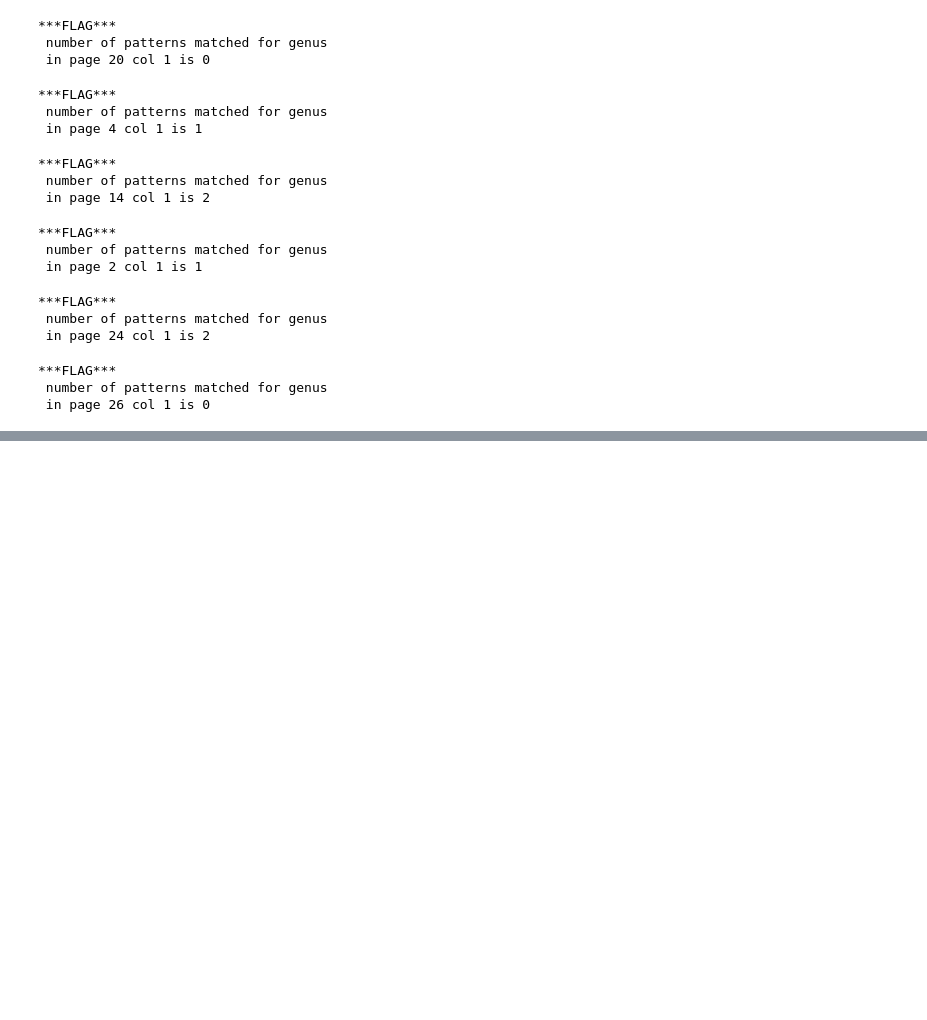
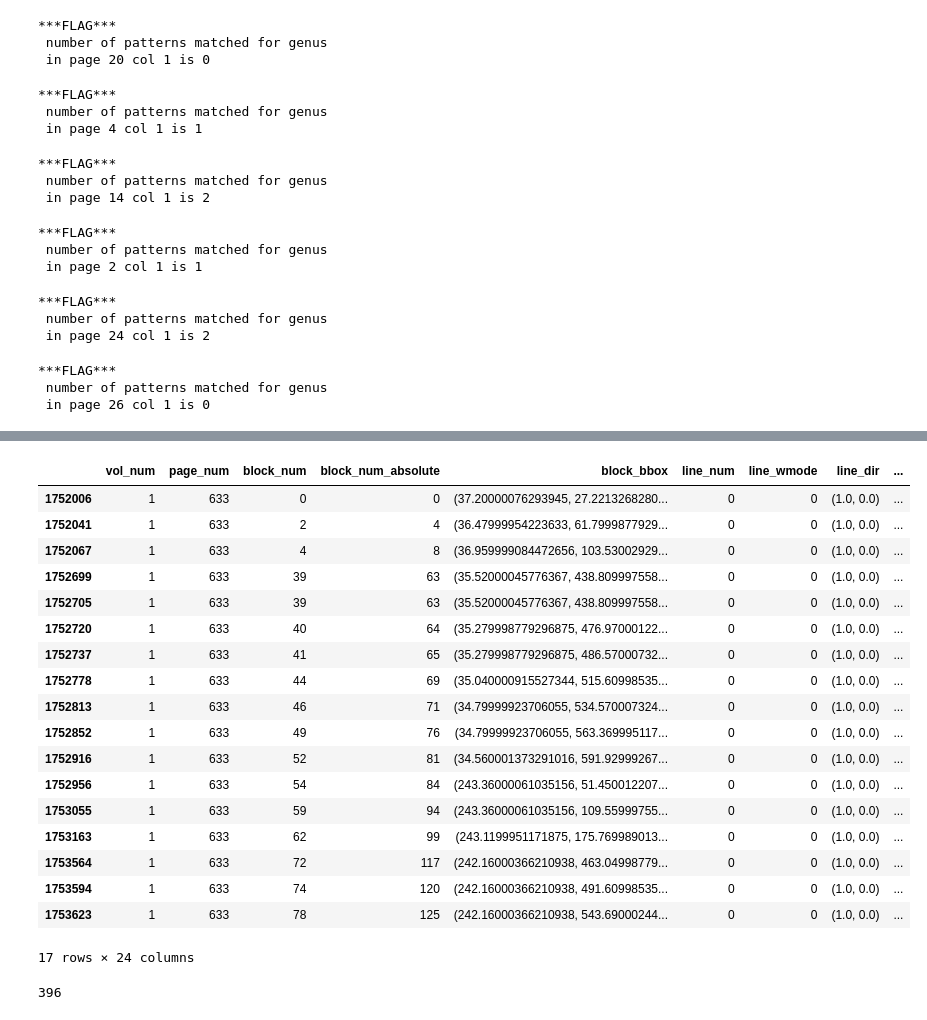
Before and after one commit to shidedh/UpdateFlora, a Jupyter notebook: index_code/alphabetic0309.ipynb, the cells around one changed output, grey strips where cells are left out. Saved outputs shown, nothing was run; the diff lists cells and outputs as text; code cells hidden in the pictures; blank space fills up the shorter version.

Commit message:
index updates

```diff
--- a/index_code/alphabetic0309.ipynb
+++ b/index_code/alphabetic0309.ipynb
@@ -97,11 +93,11 @@ vol1_char_df[(vol1_char_df['page_num'] == page_num)& (vol1_char_df[(vol1_char_df
 def get_center_x0_INDEXONLY(vol_char_df, page_num):
     df = vol_char_df[vol_char_df['page_num'] == page_num]
 
-    right_bound = df['span_bbox'].apply(lambda x : x[2]).max()
+    right_bound = df['char_bbox'].apply(lambda x : x[2]).max()
     #leftmost point of any bounding box:
-    left_bound = df['span_bbox'].apply(lambda x : x[0]).min()
+    left_bound = df['char_bbox'].apply(lambda x : x[0]).min()
 
-    return 0.5*(right_bound + left_bound) - 10
+    return 0.5*(right_bound + left_bound) - 30
 
 
 def get_col_num(coords, center_x0):
@@ -115,6 +111,9 @@ all_vol_data = [(vol1_char_df, vol1_index, vol1_doc),
 
 for vol_char_df, vol_index, doc in all_vol_data:
     #for each volume
+
+    vol_char_df['genus_index_pat_match'] = vol_char_df.apply(lambda r : r['page_num'] in vol_index and genus_match(r), axis = 1) #does this for whole books which is bad
+    vol_char_df['epithet_index_pat_match'] = vol_char_df.apply(lambda r : r['page_num'] in vol_index and epithet_match(r), axis = 1) #does this for whole books which is bad
     for page_num in tqdm(vol_index):
         center_x0 = get_center_x0_INDEXONLY(vol_char_df, page_num)
         vol_char_df['col_num'] = vol_char_df['span_bbox'].apply(lambda coords : get_col_num(coords, center_x0))
@@ -135,17 +134,20 @@ for vol_char_df, vol_index, doc, output_name in all_vol_data:
     #for each volume
     image_list = []
 
+    max_width_genus_char = vol_char_df[(vol_char_df["genus_index_pat_match"] == True)]["char_bbox"].apply(lambda x : x[2] - x[0]).max()
+    max_width_epithet_char = vol_char_df[(vol_char_df["epithet_index_pat_match"] == True)]["char_bbox"].apply(lambda x : x[2] - x[0]).max()
+
     for page_num in tqdm(vol_index):
         pix_map = doc.get_page_pixmap(page_num,matrix=mat)
         image = Image.open(io.BytesIO(pix_map.tobytes()))
         draw = ImageDraw.Draw(image)
         genus_db = vol_char_df[(vol_char_df['page_num'] == page_num)
-                                & (vol_char_df[(vol_char_df['page_num'] == page_num)].apply(genus_match, axis = 1))
+                                & (vol_char_df['genus_index_pat_match'] == True)
                             ].loc[:,~vol_char_df.columns.isin(["char_num", "char", "char_origin",	"char_bbox"])
                             ].drop_duplicates()
 
         epithet_db = vol_char_df[(vol_char_df['page_num'] == page_num)
-                                & (vol_char_df[(vol_char_df['page_num'] == page_num)].apply(epithet_match, axis = 1))
+                                & (vol_char_df['epithet_index_pat_match'] == True)
                                 ].loc[:,~vol_char_df.columns.isin(["char_num", "char", "char_origin",	"char_bbox"])
                                 ].drop_duplicates()
 
@@ -192,3 +194,6 @@ for vol_char_df, vol_index, doc, output_name in all_vol_data:
 ***FLAG***
  number of patterns matched for genus
  in page 26 col 1 is 0
+# %%
+def is_coord_match(x, x_ref_left, x_ref_right, margin):
+    return (x_ref_left - margin <= x[0] and x[0] <= x_ref_left + margin) or (x_ref_right - margin <= x[0] and x[0] <= x_ref_right + margin)
@@ -194,0 +244,2 @@ for vol_char_df, vol_index, doc, output_name in all_vol_data:
+# %%
+vol1_df = vol1_char_df.loc[:,~vol_char_df.columns.isin(["char_num", "char", "char_origin",	"char_bbox"])].drop_duplicates()
@@ -194,0 +515,22 @@ for vol_char_df, vol_index, doc, output_name in all_vol_data:
+# %%
+vol1_df[(vol1_df['page_num'] == vol1_index[17]) & (vol1_df['genus_coord_match'] == True)]
+# %% [output]
+|  | vol_num | page_num | block_num | block_num_absolute | block_bbox | line_num | line_wmode | line_dir | ... |
+| 1752006 | 1 | 633 | 0 | 0 | (37.20000076293945, 27.2213268280... | 0 | 0 | (1.0, 0.0) | ... |
+| 1752041 | 1 | 633 | 2 | 4 | (36.47999954223633, 61.7999877929... | 0 | 0 | (1.0, 0.0) | ... |
+| 1752067 | 1 | 633 | 4 | 8 | (36.959999084472656, 103.53002929... | 0 | 0 | (1.0, 0.0) | ... |
+| 1752699 | 1 | 633 | 39 | 63 | (35.52000045776367, 438.809997558... | 0 | 0 | (1.0, 0.0) | ... |
+| 1752705 | 1 | 633 | 39 | 63 | (35.52000045776367, 438.809997558... | 0 | 0 | (1.0, 0.0) | ... |
+| 1752720 | 1 | 633 | 40 | 64 | (35.279998779296875, 476.97000122... | 0 | 0 | (1.0, 0.0) | ... |
+| 1752737 | 1 | 633 | 41 | 65 | (35.279998779296875, 486.57000732... | 0 | 0 | (1.0, 0.0) | ... |
+| 1752778 | 1 | 633 | 44 | 69 | (35.040000915527344, 515.60998535... | 0 | 0 | (1.0, 0.0) | ... |
+| 1752813 | 1 | 633 | 46 | 71 | (34.79999923706055, 534.570007324... | 0 | 0 | (1.0, 0.0) | ... |
+| 1752852 | 1 | 633 | 49 | 76 | (34.79999923706055, 563.369995117... | 0 | 0 | (1.0, 0.0) | ... |
+| 1752916 | 1 | 633 | 52 | 81 | (34.560001373291016, 591.92999267... | 0 | 0 | (1.0, 0.0) | ... |
+| 1752956 | 1 | 633 | 54 | 84 | (243.36000061035156, 51.450012207... | 0 | 0 | (1.0, 0.0) | ... |
+| 1753055 | 1 | 633 | 59 | 94 | (243.36000061035156, 109.55999755... | 0 | 0 | (1.0, 0.0) | ... |
+| 1753163 | 1 | 633 | 62 | 99 | (243.1199951171875, 175.769989013... | 0 | 0 | (1.0, 0.0) | ... |
+| 1753564 | 1 | 633 | 72 | 117 | (242.16000366210938, 463.04998779... | 0 | 0 | (1.0, 0.0) | ... |
+| 1753594 | 1 | 633 | 74 | 120 | (242.16000366210938, 491.60998535... | 0 | 0 | (1.0, 0.0) | ... |
+| 1753623 | 1 | 633 | 78 | 125 | (242.16000366210938, 543.69000244... | 0 | 0 | (1.0, 0.0) | ... |
+17 rows × 24 columns
@@ -194,0 +540,4 @@ for vol_char_df, vol_index, doc, output_name in all_vol_data:
+# %%
+len(lst)
+# %% [output]
+396
```
Also changed, not shown: parts of 32 cells of this notebook, 1 other file.
